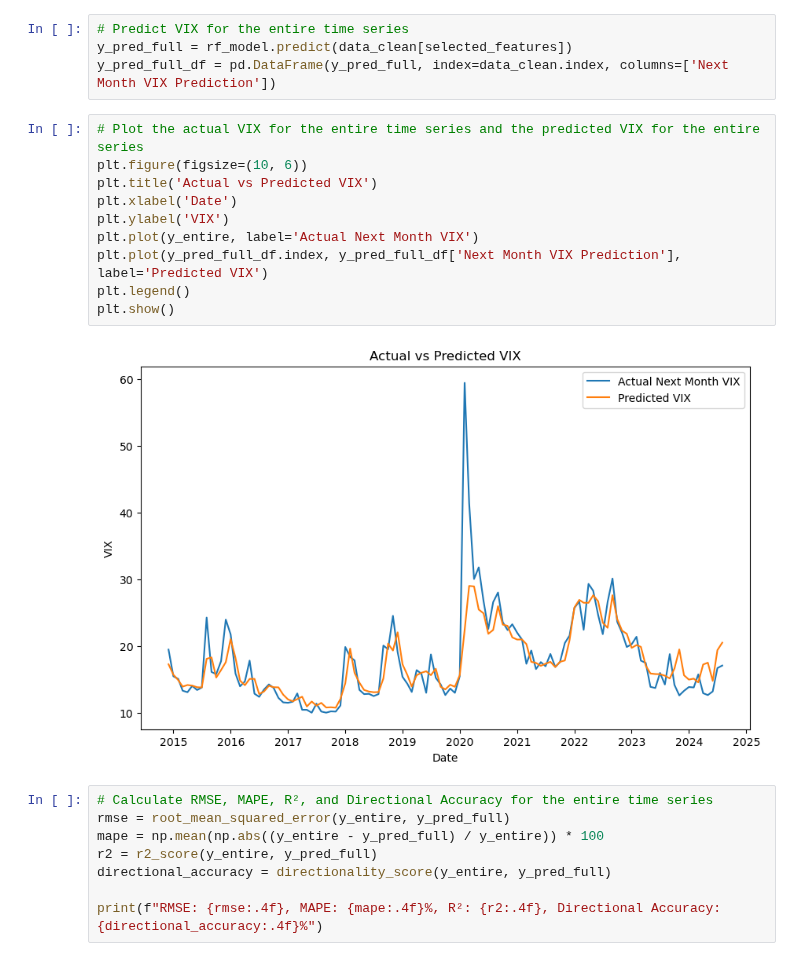
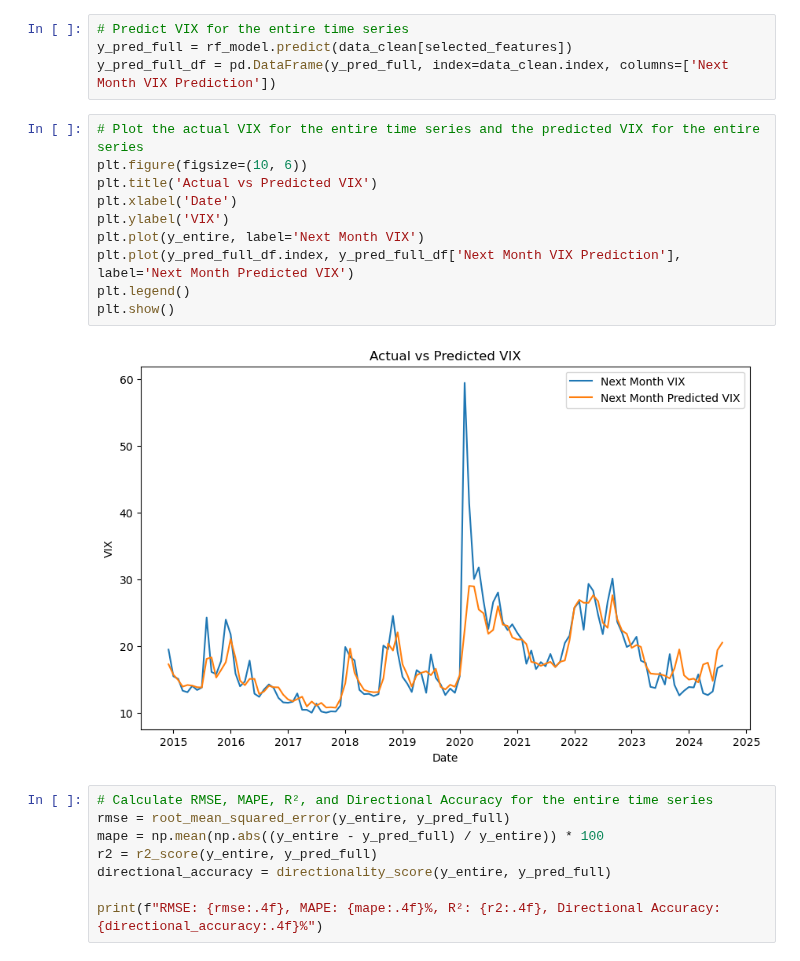
Before and after one commit to t-creech/VIX-Project, a Jupyter notebook: Random Forest Greedy.ipynb, the cells around one changed output. Drawn from its saved outputs; the diff is of its cells as text.

```diff
--- a/Random Forest Greedy.ipynb
+++ b/Random Forest Greedy.ipynb
@@ -256,15 +256,15 @@ y_pred_full_df = pd.DataFrame(y_pred_full, index=data_clean.index, columns=['Nex
 # %%
 # Plot the actual VIX for the entire time series and the predicted VIX for the entire series
 plt.figure(figsize=(10, 6))
 plt.title('Actual vs Predicted VIX')
 plt.xlabel('Date')
 plt.ylabel('VIX')
-plt.plot(y_entire, label='Actual Next Month VIX')
-plt.plot(y_pred_full_df.index, y_pred_full_df['Next Month VIX Prediction'], label='Predicted VIX')
+plt.plot(y_entire, label='Next Month VIX')
+plt.plot(y_pred_full_df.index, y_pred_full_df['Next Month VIX Prediction'], label='Next Month Predicted VIX')
 plt.legend()
 plt.show()
 # %% [output]
-[figure, old version]
+[figure, new version]
 # %%
 # Calculate RMSE, MAPE, R², and Directional Accuracy for the entire time series
 rmse = root_mean_squared_error(y_entire, y_pred_full)
```
Also changed, not shown: 1 other file.
